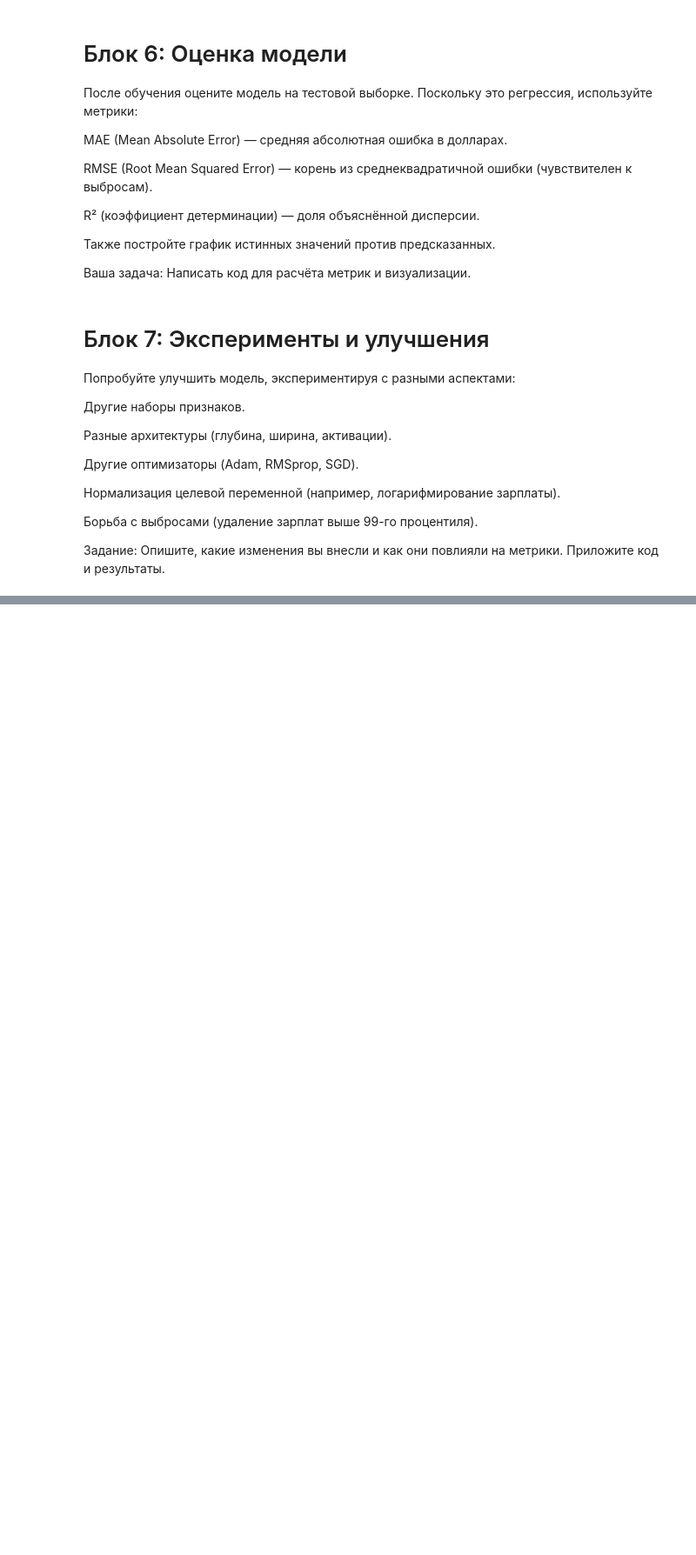
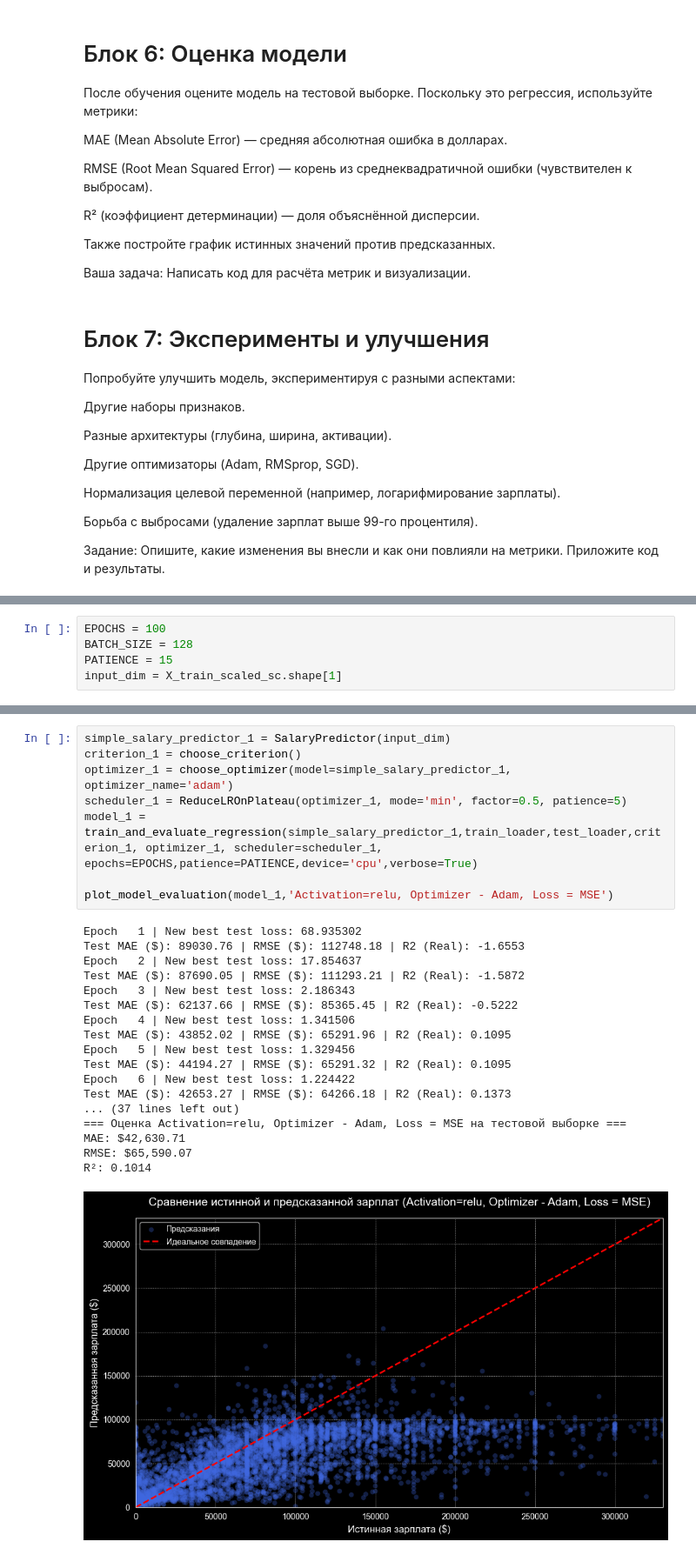
Before and after one commit to KrisTinaShch/TM_Practice, a Jupyter notebook: stackoverflow_salary_prediction/salary_prediction_nn.ipynb, the cells around one changed output, grey strips where cells are left out. Shown at 87% size. Saved outputs shown, nothing was run; the diff lists cells and outputs as text; blank space fills up the shorter version.

Commit message:
Add a function to reproduce the plot for each trained model for result demonstration

```diff
--- a/stackoverflow_salary_prediction/salary_prediction_nn.ipynb
+++ b/stackoverflow_salary_prediction/salary_prediction_nn.ipynb
@@ -915,0 +720,5 @@ R² (коэффициент детерминации) — доля объясн
+# %%
+EPOCHS = 100
+BATCH_SIZE = 128
+PATIENCE = 15
+input_dim = X_train_scaled_sc.shape[1]
@@ -915,0 +805,27 @@ R² (коэффициент детерминации) — доля объясн
+# %%
+simple_salary_predictor_1 = SalaryPredictor(input_dim)
+criterion_1 = choose_criterion()
+optimizer_1 = choose_optimizer(model=simple_salary_predictor_1, optimizer_name='adam')
+scheduler_1 = ReduceLROnPlateau(optimizer_1, mode='min', factor=0.5, patience=5)
+model_1 = train_and_evaluate_regression(simple_salary_predictor_1,train_loader,test_loader,criterion_1, optimizer_1, scheduler=scheduler_1, epochs=EPOCHS,patience=PATIENCE,device='cpu',verbose=True)
+
+plot_model_evaluation(model_1,'Activation=relu, Optimizer - Adam, Loss = MSE')
+# %% [output]
+Epoch   1 | New best test loss: 68.935302
+Test MAE ($): 89030.76 | RMSE ($): 112748.18 | R2 (Real): -1.6553
+Epoch   2 | New best test loss: 17.854637
+Test MAE ($): 87690.05 | RMSE ($): 111293.21 | R2 (Real): -1.5872
+Epoch   3 | New best test loss: 2.186343
+Test MAE ($): 62137.66 | RMSE ($): 85365.45 | R2 (Real): -0.5222
+Epoch   4 | New best test loss: 1.341506
+Test MAE ($): 43852.02 | RMSE ($): 65291.96 | R2 (Real): 0.1095
+Epoch   5 | New best test loss: 1.329456
+Test MAE ($): 44194.27 | RMSE ($): 65291.32 | R2 (Real): 0.1095
+Epoch   6 | New best test loss: 1.224422
+Test MAE ($): 42653.27 | RMSE ($): 64266.18 | R2 (Real): 0.1373
+... (37 lines left out)
+=== Оценка Activation=relu, Optimizer - Adam, Loss = MSE на тестовой выборке ===
+MAE: $42,630.71
+RMSE: $65,590.07
+R²: 0.1014
+[figure, added]
```
Also changed, not shown: parts of 27 cells of this notebook.
